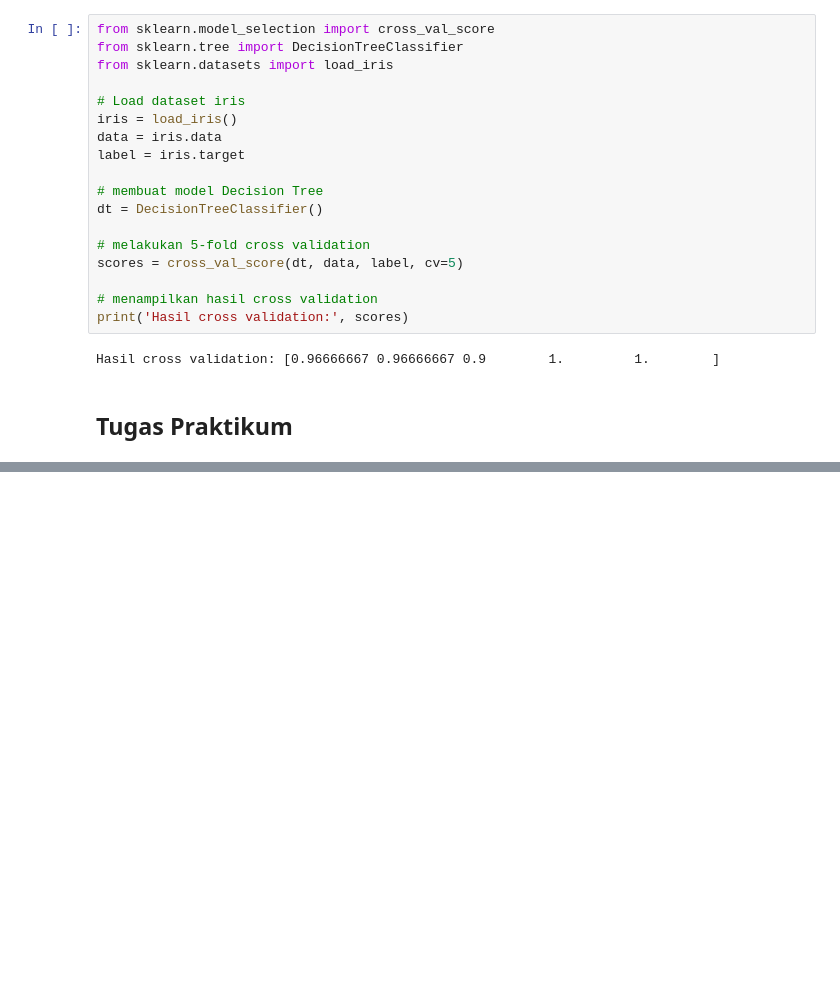
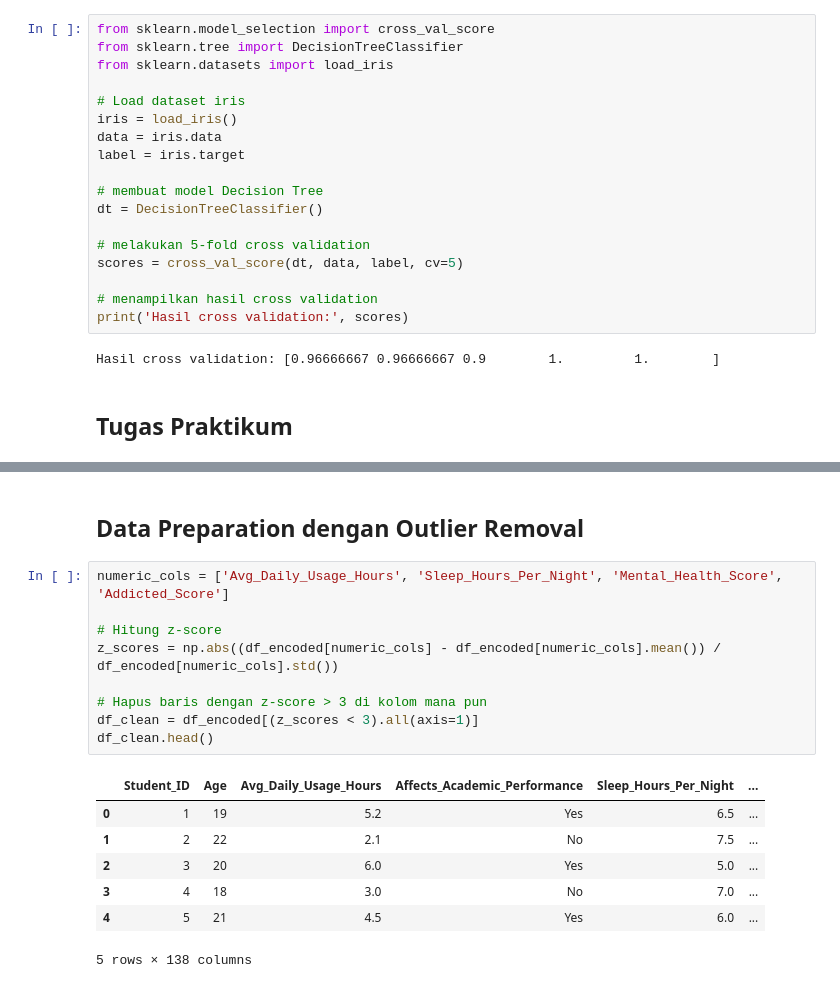
Before and after one commit to azkbrqlna/2025-AI-Praktikum, a Jupyter notebook: Jobsheet7.ipynb, the cells around one changed output, grey strips where cells are left out. Drawn from its saved outputs; the diff is of its cells as text; blank space fills up the shorter version.

```diff
--- a/Jobsheet7.ipynb
+++ b/Jobsheet7.ipynb
@@ -228,0 +252,19 @@ df.head()
+# %% [markdown]
+## Data Preparation dengan Outlier Removal
+# %%
+numeric_cols = ['Avg_Daily_Usage_Hours', 'Sleep_Hours_Per_Night', 'Mental_Health_Score', 'Addicted_Score']
+
+# Hitung z-score
+z_scores = np.abs((df_encoded[numeric_cols] - df_encoded[numeric_cols].mean()) / df_encoded[numeric_cols].std())
+
+# Hapus baris dengan z-score > 3 di kolom mana pun
+df_clean = df_encoded[(z_scores < 3).all(axis=1)]
+df_clean.head()
+# %% [output]
+|  | Student_ID | Age | Avg_Daily_Usage_Hours | Affects_Academic_Performance | Sleep_Hours_Per_Night | ... |
+| 0 | 1 | 19 | 5.2 | Yes | 6.5 | ... |
+| 1 | 2 | 22 | 2.1 | No | 7.5 | ... |
+| 2 | 3 | 20 | 6.0 | Yes | 5.0 | ... |
+| 3 | 4 | 18 | 3.0 | No | 7.0 | ... |
+| 4 | 5 | 21 | 4.5 | Yes | 6.0 | ... |
+5 rows × 138 columns
```
Also changed, not shown: parts of 10 cells of this notebook.
